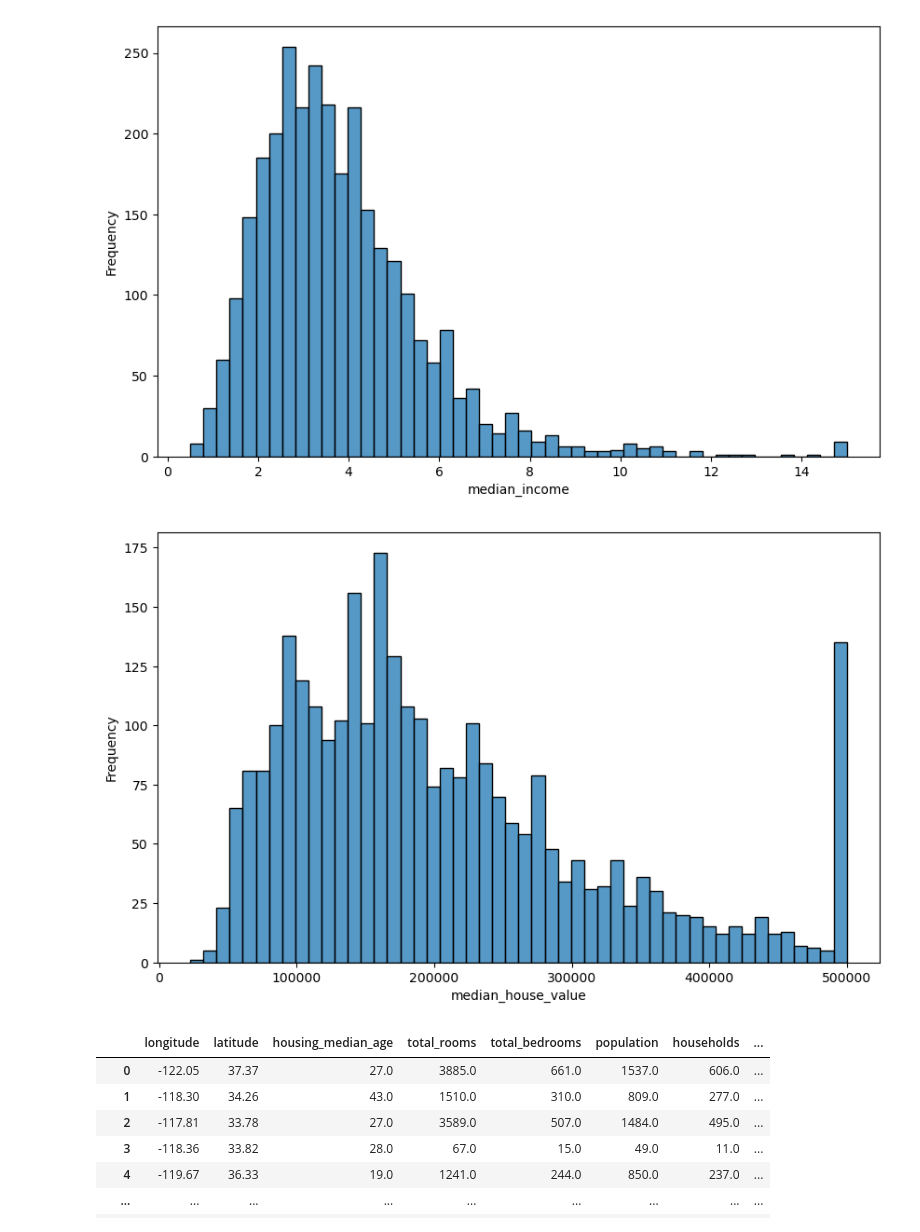
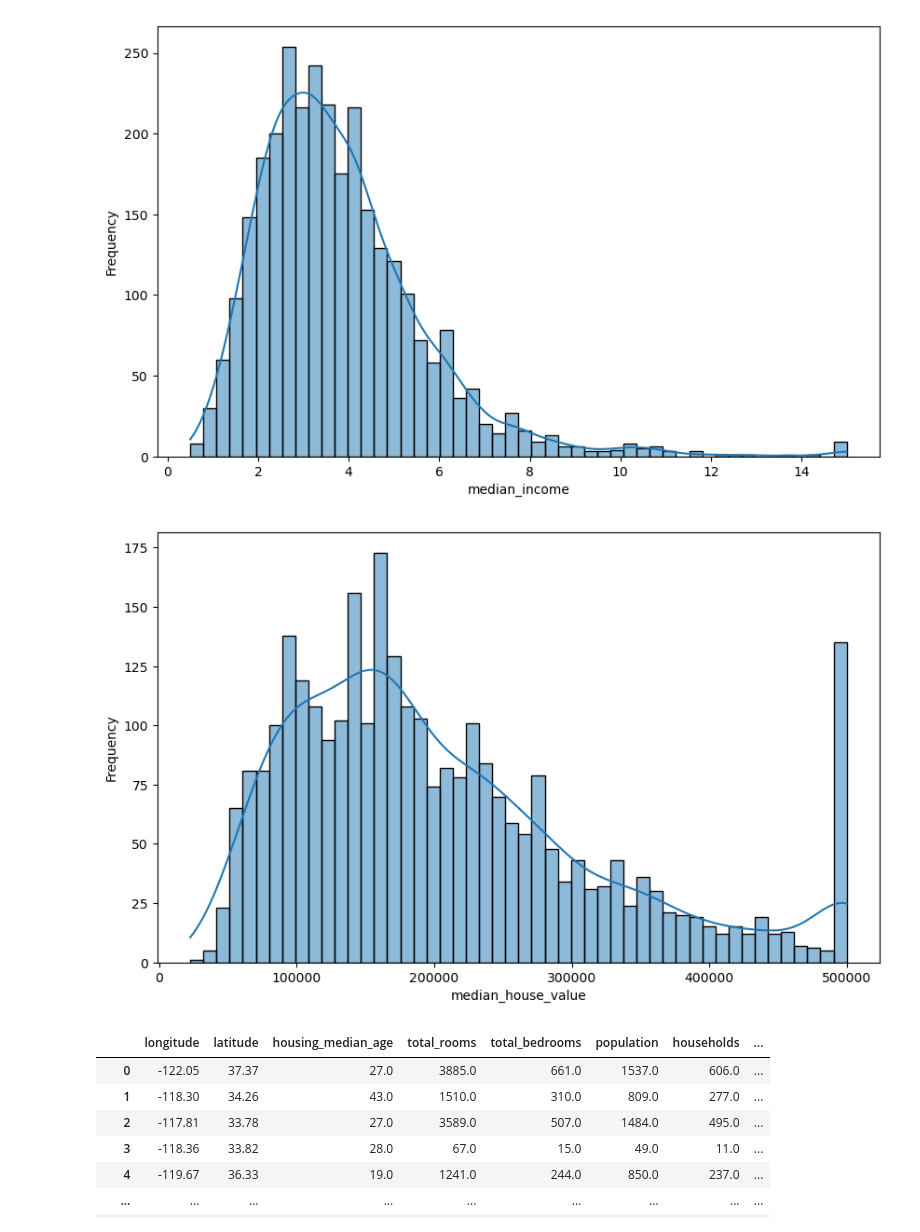
Before and after one commit to surajkr502/python_lib, a Jupyter notebook: python_lib/Untitled30.ipynb, the cells around one changed output. Cells and saved outputs as stored; diff of their text form; code cells hidden in the pictures.

```diff
--- a/python_lib/Untitled30.ipynb
+++ b/python_lib/Untitled30.ipynb
@@ -12,7 +12,7 @@ import matplotlib.pyplot as plt
 import seaborn as sns
 for column in numerical_cols:
     plt.figure(figsize=(10, 6))
-    sns.histplot(data=df, x=column, bins=50, kde=False )
+    sns.histplot(data=df, x=column, bins=50, kde=True)
     plt.xlabel(column)
     plt.ylabel('Frequency')
     plt.show()
@@ -27,5 +27,5 @@ for column in numerical_cols:
-[figure, old version]
+[figure, new version]
-[figure, old version]
+[figure, new version]
 # %%
 df
 # %% [output]
```
Also changed, not shown: parts of 10 cells of this notebook.
